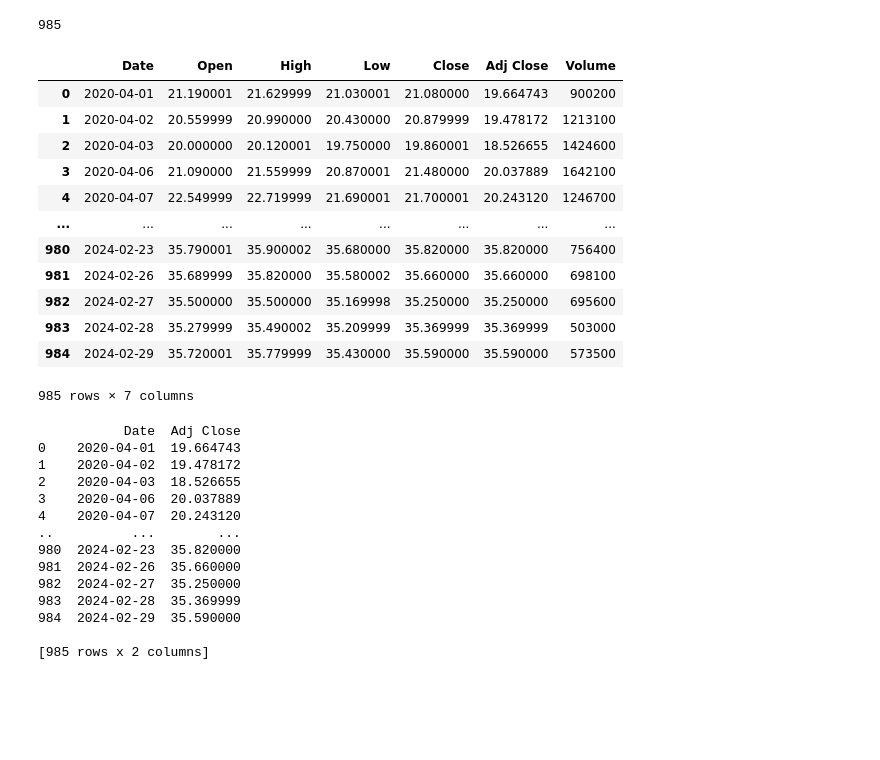
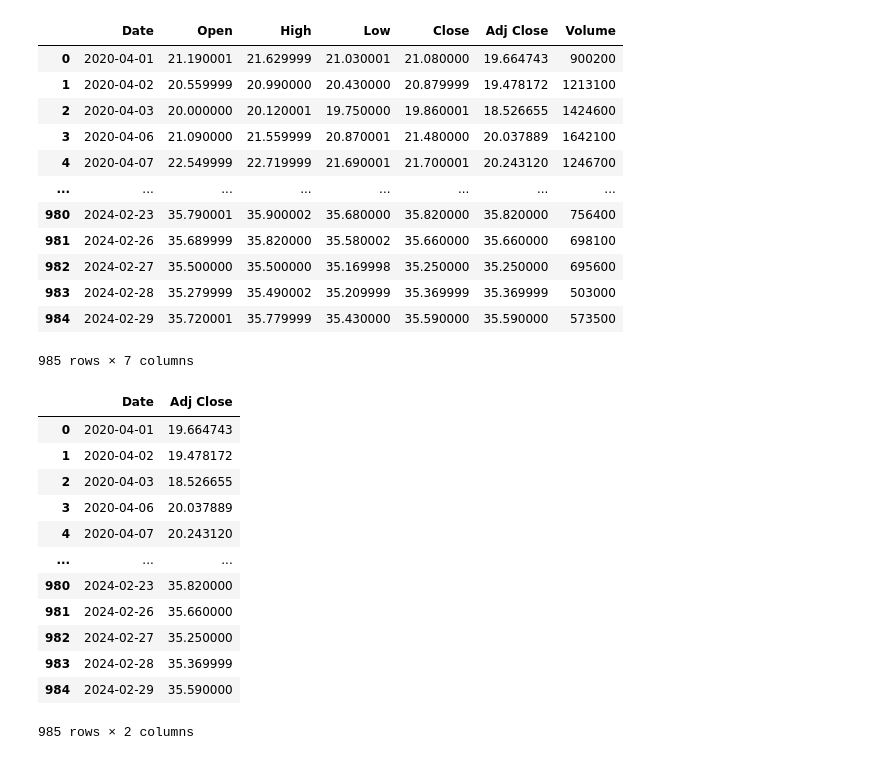
Before and after one commit to JuanDeutsch/IO, a Jupyter notebook: ENTERGA2/Honda_Case2 .ipynb, the cells around one changed output. Saved outputs shown, nothing was run; the diff lists cells and outputs as text; code cells hidden in the pictures; blank space fills up the shorter version.

```diff
--- a/ENTERGA2/Honda_Case2 .ipynb
+++ b/ENTERGA2/Honda_Case2 .ipynb
@@ -7,37 +9,37 @@ import matplotlib.pyplot as plt
 # %%
-tdf = pd.read_csv('Honda2.csv')
-tdf
+#SE IMPORTA EL CSV
+honda_data = pd.read_csv('Honda2.csv')
+honda_data
 # %% [output]
+|  | Date | Open | High | Low | Close | Adj Close | Volume |
+| 0 | 2020-04-01 | 21.190001 | 21.629999 | 21.030001 | 21.080000 | 19.664743 | 900200 |
+| 1 | 2020-04-02 | 20.559999 | 20.990000 | 20.430000 | 20.879999 | 19.478172 | 1213100 |
+| 2 | 2020-04-03 | 20.000000 | 20.120001 | 19.750000 | 19.860001 | 18.526655 | 1424600 |
+| 3 | 2020-04-06 | 21.090000 | 21.559999 | 20.870001 | 21.480000 | 20.037889 | 1642100 |
+| 4 | 2020-04-07 | 22.549999 | 22.719999 | 21.690001 | 21.700001 | 20.243120 | 1246700 |
+| ... | ... | ... | ... | ... | ... | ... | ... |
+| 980 | 2024-02-23 | 35.790001 | 35.900002 | 35.680000 | 35.820000 | 35.820000 | 756400 |
+| 981 | 2024-02-26 | 35.689999 | 35.820000 | 35.580002 | 35.660000 | 35.660000 | 698100 |
+| 982 | 2024-02-27 | 35.500000 | 35.500000 | 35.169998 | 35.250000 | 35.250000 | 695600 |
+| 983 | 2024-02-28 | 35.279999 | 35.490002 | 35.209999 | 35.369999 | 35.369999 | 503000 |
+| 984 | 2024-02-29 | 35.720001 | 35.779999 | 35.430000 | 35.590000 | 35.590000 | 573500 |
-985
+985 rows × 7 columns
-|  | Date | Open | High | Low | Close | Adj Close | Volume |
-| 0 | 2020-04-01 | 21.190001 | 21.629999 | 21.030001 | 21.080000 | 19.664743 | 900200 |
-| 1 | 2020-04-02 | 20.559999 | 20.990000 | 20.430000 | 20.879999 | 19.478172 | 1213100 |
-| 2 | 2020-04-03 | 20.000000 | 20.120001 | 19.750000 | 19.860001 | 18.526655 | 1424600 |
-| 3 | 2020-04-06 | 21.090000 | 21.559999 | 20.870001 | 21.480000 | 20.037889 | 1642100 |
-| 4 | 2020-04-07 | 22.549999 | 22.719999 | 21.690001 | 21.700001 | 20.243120 | 1246700 |
-| ... | ... | ... | ... | ... | ... | ... | ... |
-| 980 | 2024-02-23 | 35.790001 | 35.900002 | 35.680000 | 35.820000 | 35.820000 | 756400 |
-| 981 | 2024-02-26 | 35.689999 | 35.820000 | 35.580002 | 35.660000 | 35.660000 | 698100 |
-| 982 | 2024-02-27 | 35.500000 | 35.500000 | 35.169998 | 35.250000 | 35.250000 | 695600 |
-| 983 | 2024-02-28 | 35.279999 | 35.490002 | 35.209999 | 35.369999 | 35.369999 | 503000 |
-| 984 | 2024-02-29 | 35.720001 | 35.779999 | 35.430000 | 35.590000 | 35.590000 | 573500 |
-985 rows × 7 columns
 # %%
-toyota_data = tdf.drop(columns=['Open', 'High', 'Low', 'Close','Volume'])
-print(toyota_data)
+#SE BORRAN LAS COLUMNAS QUE NO SE USARAN
+honda_data = honda_data.drop(columns=['Open', 'High', 'Low', 'Close','Volume'])
+honda_data
 # %% [output]
+|  | Date | Adj Close |
+| 0 | 2020-04-01 | 19.664743 |
+| 1 | 2020-04-02 | 19.478172 |
+| 2 | 2020-04-03 | 18.526655 |
+| 3 | 2020-04-06 | 20.037889 |
+| 4 | 2020-04-07 | 20.243120 |
+| ... | ... | ... |
+| 980 | 2024-02-23 | 35.820000 |
+| 981 | 2024-02-26 | 35.660000 |
+| 982 | 2024-02-27 | 35.250000 |
+| 983 | 2024-02-28 | 35.369999 |
+| 984 | 2024-02-29 | 35.590000 |
-           Date  Adj Close
-0    2020-04-01  19.664743
-1    2020-04-02  19.478172
-2    2020-04-03  18.526655
-3    2020-04-06  20.037889
-4    2020-04-07  20.243120
-..          ...        ...
-980  2024-02-23  35.820000
-981  2024-02-26  35.660000
-982  2024-02-27  35.250000
-983  2024-02-28  35.369999
-984  2024-02-29  35.590000
-
-[985 rows x 2 columns]
+985 rows × 2 columns
 # %%
```
Also changed, not shown: parts of 8 cells of this notebook, 3 other files.
